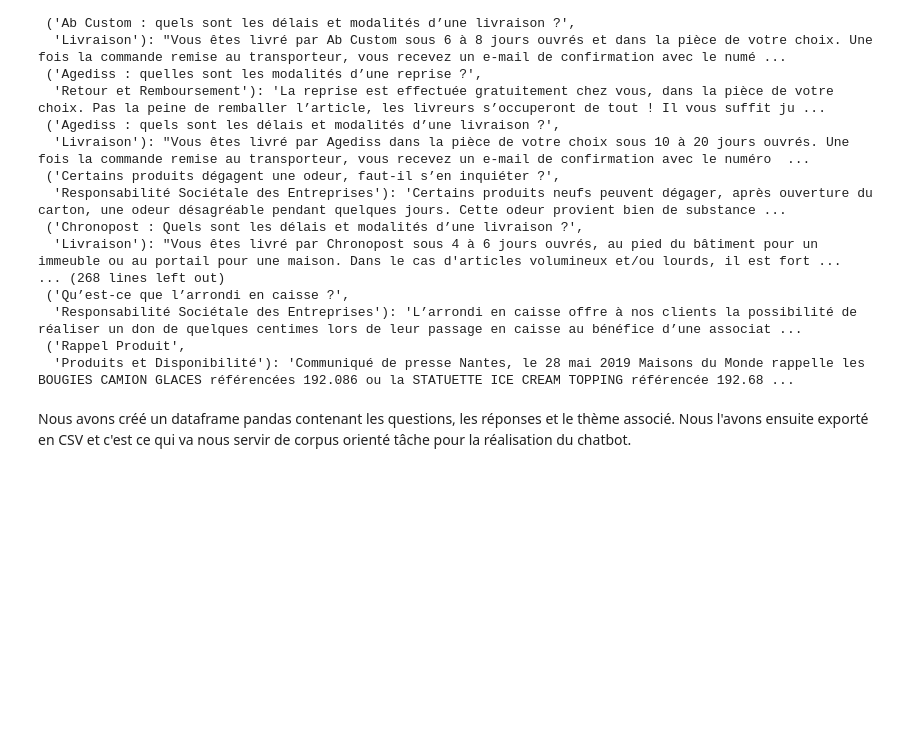
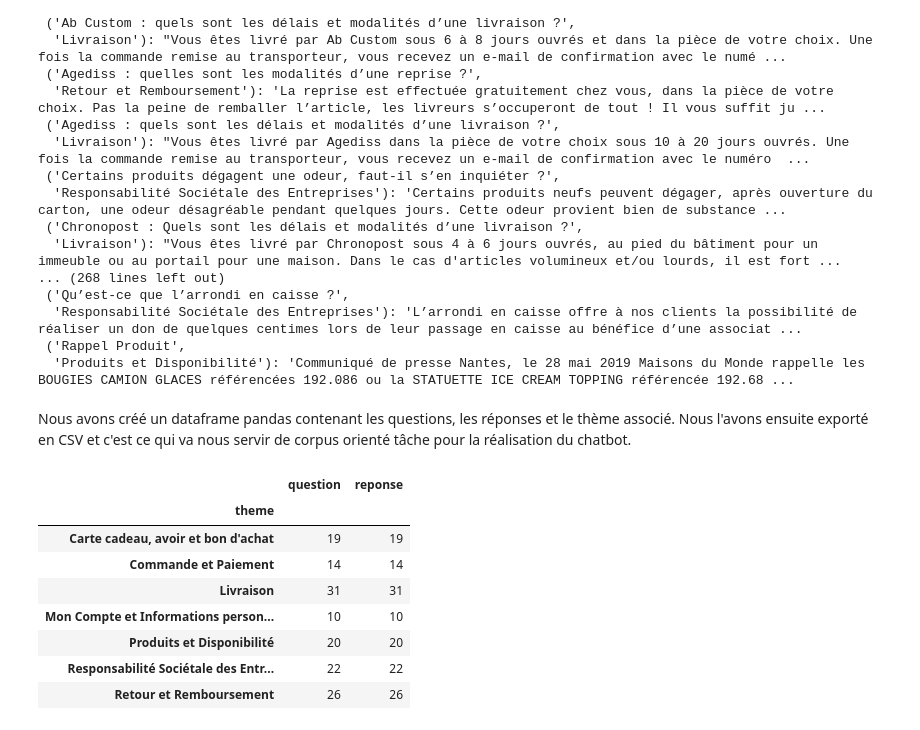
Before and after one commit to SarahFAUCON/Chatbot, a Jupyter notebook: scraping.ipynb, the cells around one changed output. Saved outputs shown, nothing was run; the diff lists cells and outputs as text; code cells hidden in the pictures; blank space fills up the shorter version.

```diff
--- a/scraping.ipynb
+++ b/scraping.ipynb
@@ -121,11 +121,22 @@ Nous avons créé un dataframe pandas contenant les questions, les réponses et
 # %%
 liste = [] #liste de dicos
 for question, reponse in dico_liens_3.items():
     dico = {}
     dico["theme"] = question[1]
     dico["question"] = question[0]
     dico["reponse"] = reponse
     liste.append(dico)
 
 df = pd.DataFrame(liste)
-df.to_csv("scraping.csv",index=False, sep=";")
+#df.to_csv("scraping.csv",index=False, sep=";")
+df.groupby("theme").count()
+# %% [output]
+|  | question | reponse |
+| theme |  |  |
+| Carte cadeau, avoir et bon d'achat | 19 | 19 |
+| Commande et Paiement | 14 | 14 |
+| Livraison | 31 | 31 |
+| Mon Compte et Informations person... | 10 | 10 |
+| Produits et Disponibilité | 20 | 20 |
+| Responsabilité Sociétale des Entr... | 22 | 22 |
+| Retour et Remboursement | 26 | 26 |
```
Also changed, not shown: 16 other files.
